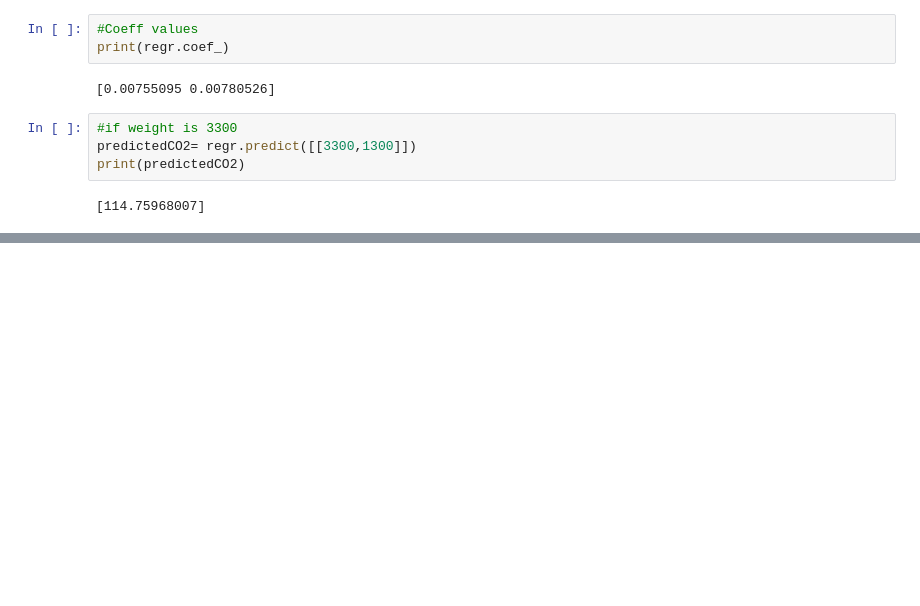
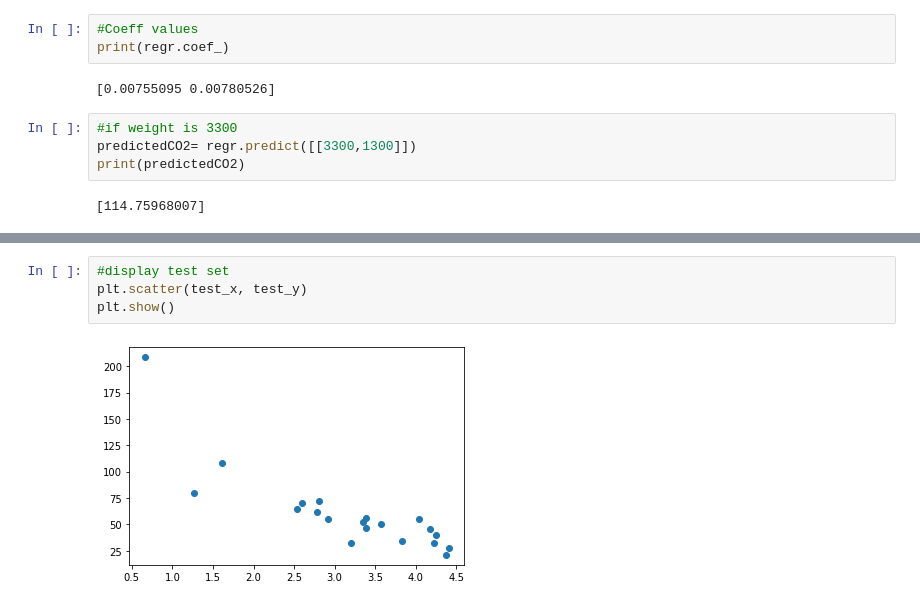
Before and after one commit to ecuerbo/machine-learning, a Jupyter notebook: w3-ml-tutorial.ipynb, the cells around one changed output, grey strips where cells are left out. Drawn from its saved outputs; the diff is of its cells as text; blank space fills up the shorter version.

```diff
--- a/w3-ml-tutorial.ipynb
+++ b/w3-ml-tutorial.ipynb
@@ -385,0 +397,6 @@ predictedCO2 = regr.predict([scaled[0]])
+# %%
+#display test set
+plt.scatter(test_x, test_y)
+plt.show()
+# %% [output]
+[figure, added]
```
Also changed, not shown: parts of 8 cells of this notebook.
